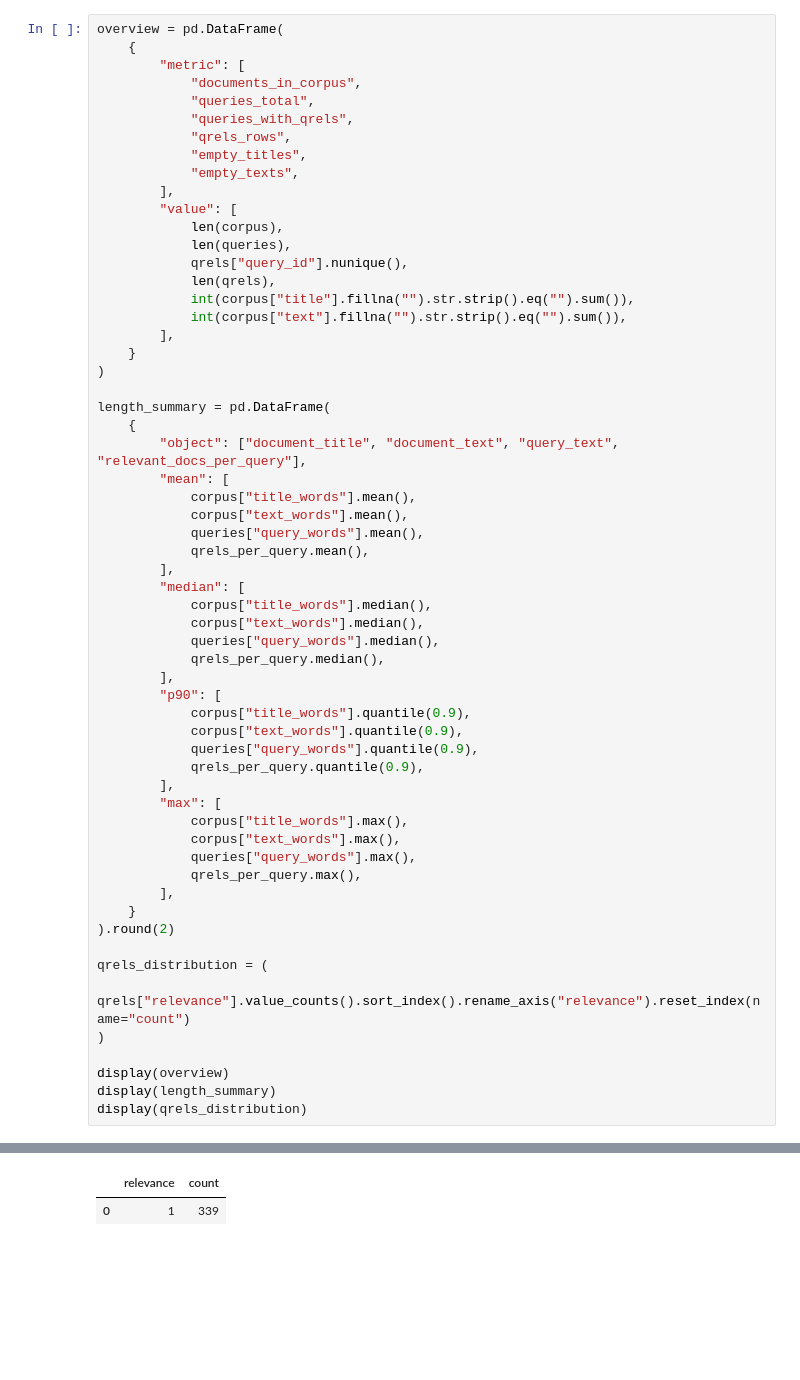
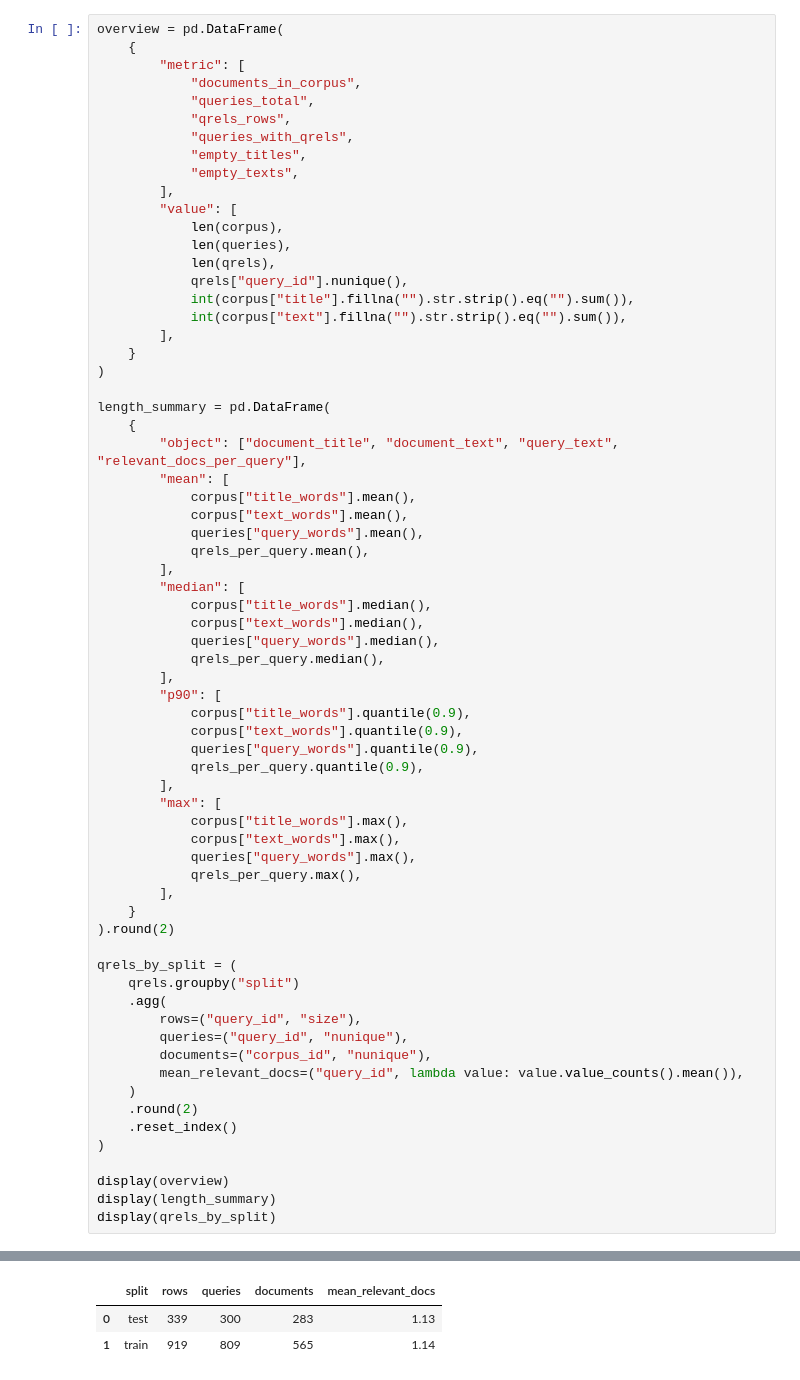
Before and after one commit to Xiandec/SciGuide, a Jupyter notebook: notebooks/scifact_dataset_eda.ipynb, the cells around one changed output, grey strips where cells are left out. Saved outputs shown, nothing was run; the diff lists cells and outputs as text; blank space fills up the shorter version.

```diff
--- a/notebooks/scifact_dataset_eda.ipynb
+++ b/notebooks/scifact_dataset_eda.ipynb
@@ -63,16 +97,16 @@ overview = pd.DataFrame(
         "metric": [
             "documents_in_corpus",
             "queries_total",
+            "qrels_rows",
             "queries_with_qrels",
-            "qrels_rows",
             "empty_titles",
             "empty_texts",
         ],
         "value": [
             len(corpus),
             len(queries),
+            len(qrels),
             qrels["query_id"].nunique(),
-            len(qrels),
             int(corpus["title"].fillna("").str.strip().eq("").sum()),
             int(corpus["text"].fillna("").str.strip().eq("").sum()),
         ],
@@ -109,13 +143,21 @@ length_summary = pd.DataFrame(
     }
 ).round(2)
 
-qrels_distribution = (
-    qrels["relevance"].value_counts().sort_index().rename_axis("relevance").reset_index(name="count")
+qrels_by_split = (
+    qrels.groupby("split")
+    .agg(
+        rows=("query_id", "size"),
+        queries=("query_id", "nunique"),
+        documents=("corpus_id", "nunique"),
+        mean_relevant_docs=("query_id", lambda value: value.value_counts().mean()),
+    )
+    .round(2)
+    .reset_index()
 )
 
 display(overview)
 display(length_summary)
-display(qrels_distribution)
+display(qrels_by_split)
 # %% [output]
 |  | metric | value |
 | 0 | documents_in_corpus | 5183 |
@@ -125,9 +167,10 @@ display(qrels_distribution)
 | 4 | empty_titles | 0 |
 | 5 | empty_texts | 0 |
 |  | object | mean | median | p90 | max |
 | 0 | document_title | 12.82 | 12.0 | 19.0 | 40 |
 | 1 | document_text | 201.81 | 192.0 | 295.0 | 1524 |
 | 2 | query_text | 12.38 | 12.0 | 19.0 | 39 |
 | 3 | relevant_docs_per_query | 1.13 | 1.0 | 1.0 | 5 |
-|  | relevance | count |
-| 0 | 1 | 339 |
+|  | split | rows | queries | documents | mean_relevant_docs |
+| 0 | test | 339 | 300 | 283 | 1.13 |
+| 1 | train | 919 | 809 | 565 | 1.14 |
```
Also changed, not shown: parts of 18 cells of this notebook, 1 other file.
